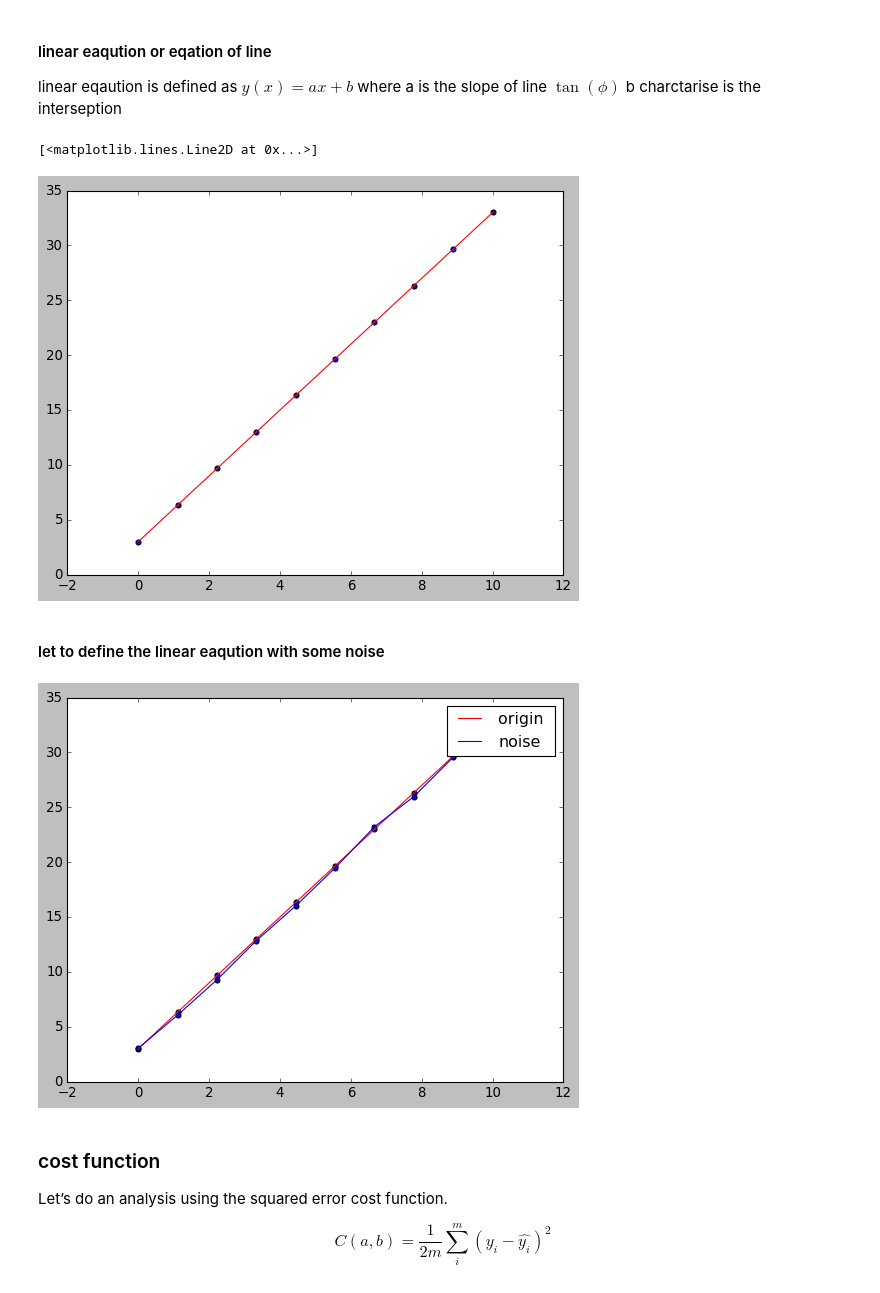
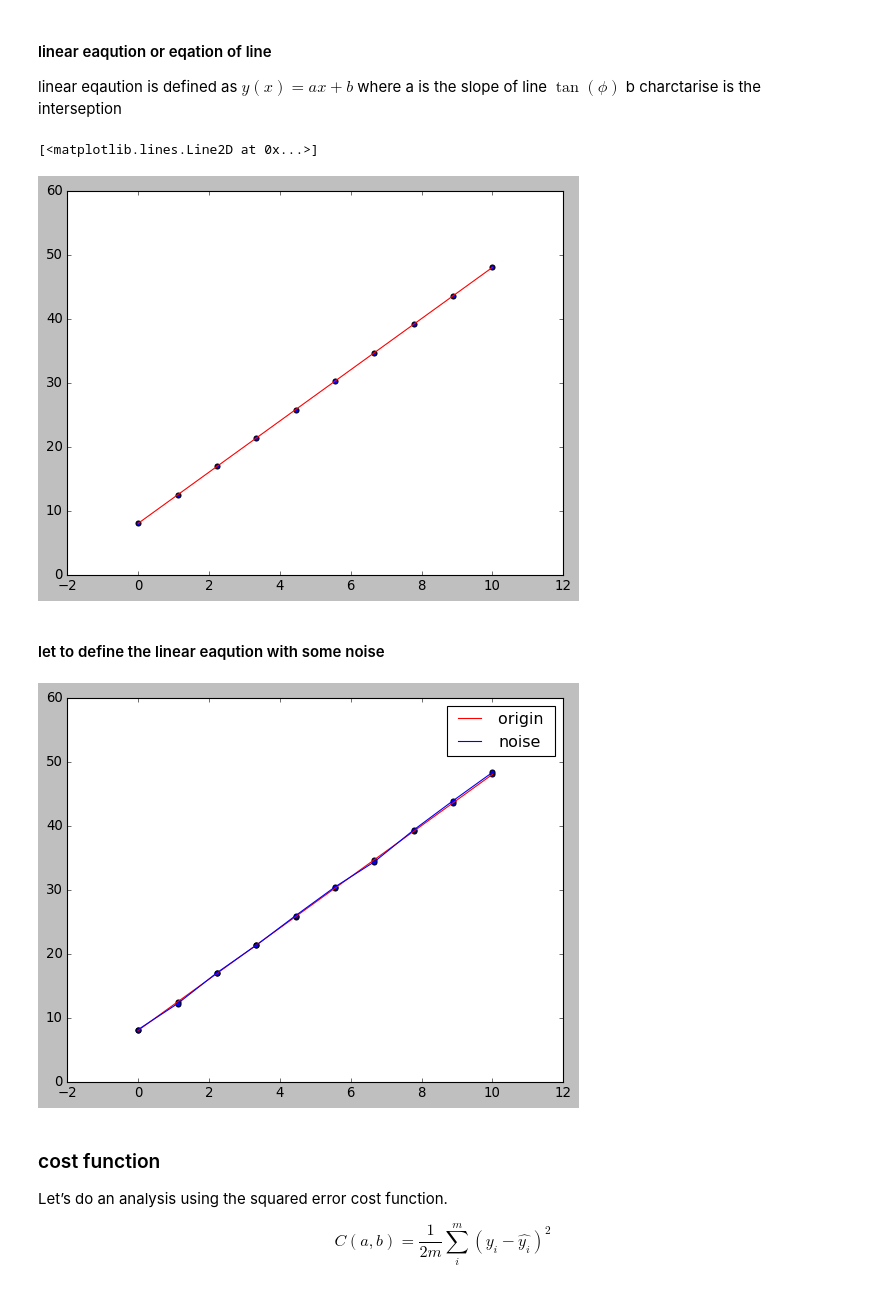
Before and after one commit to daodavid/titanic-exploration-data-science-project, a Jupyter notebook: ML/linear-regresion-1exr.ipynb, the cells around one changed output. Saved outputs shown, nothing was run; the diff lists cells and outputs as text; code cells hidden in the pictures.

```diff
--- a/ML/linear-regresion-1exr.ipynb
+++ b/ML/linear-regresion-1exr.ipynb
@@ -16,16 +16,16 @@ linear eqaution is defined as $y(x) = ax + b $ where a is the slope of line $\ta
 # %%
 y_f = lambda x,a=69,b=4 : x*a+b
 x_data = np.linspace(0,10,10)
 #a = np.vectorize(y,x)
 #y_data = [y(x,1,2) for x in x_data ]
 
-y_data = y_f(x_data,3,3)
+y_data = y_f(x_data,4,8)
 
 plt.scatter(x_data,y_data)
 plt.plot(x_data,y_data,color='r')
 # %% [output]
 [<matplotlib.lines.Line2D at 0x...>]
-[figure, old version]
+[figure, new version]
 # %% [markdown]
 #### let to define the linear eaqution with some noise
 # %%
@@ -44,7 +44,7 @@ plt.plot(x_data,y_data_n,color='b',label = 'noise')
 plt.legend()
 plt.show()
 # %% [output]
-[figure, old version]
+[figure, new version]
 # %% [markdown]
 ### cost function
 
```
Also changed, not shown: parts of 3 cells of this notebook, 1 other file.
